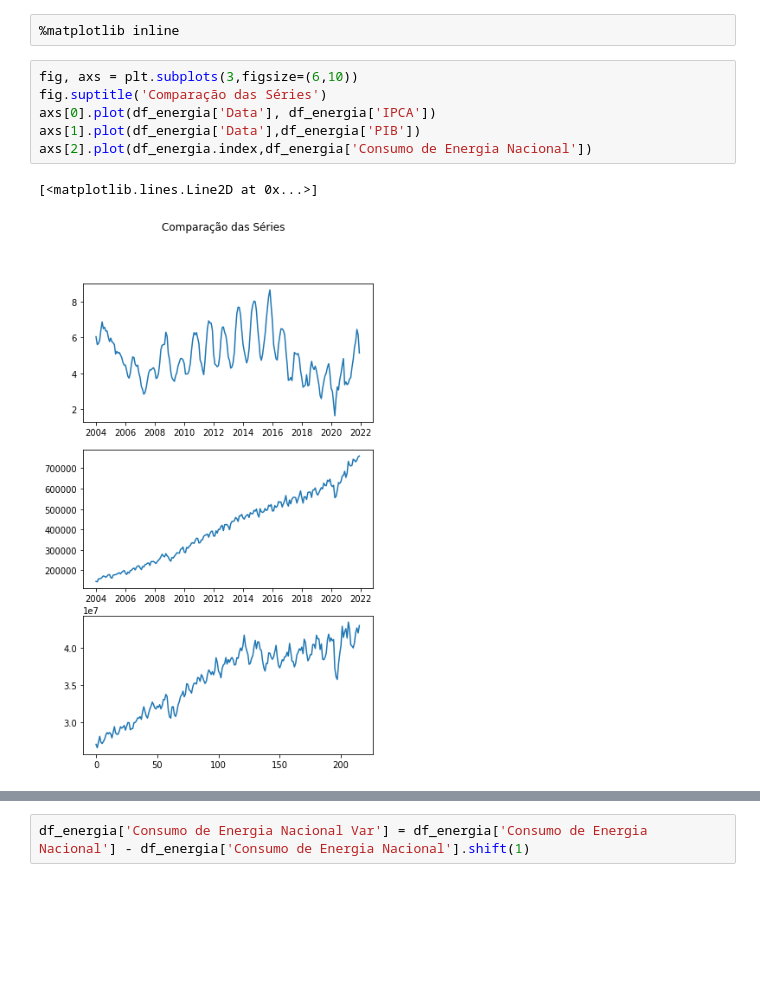
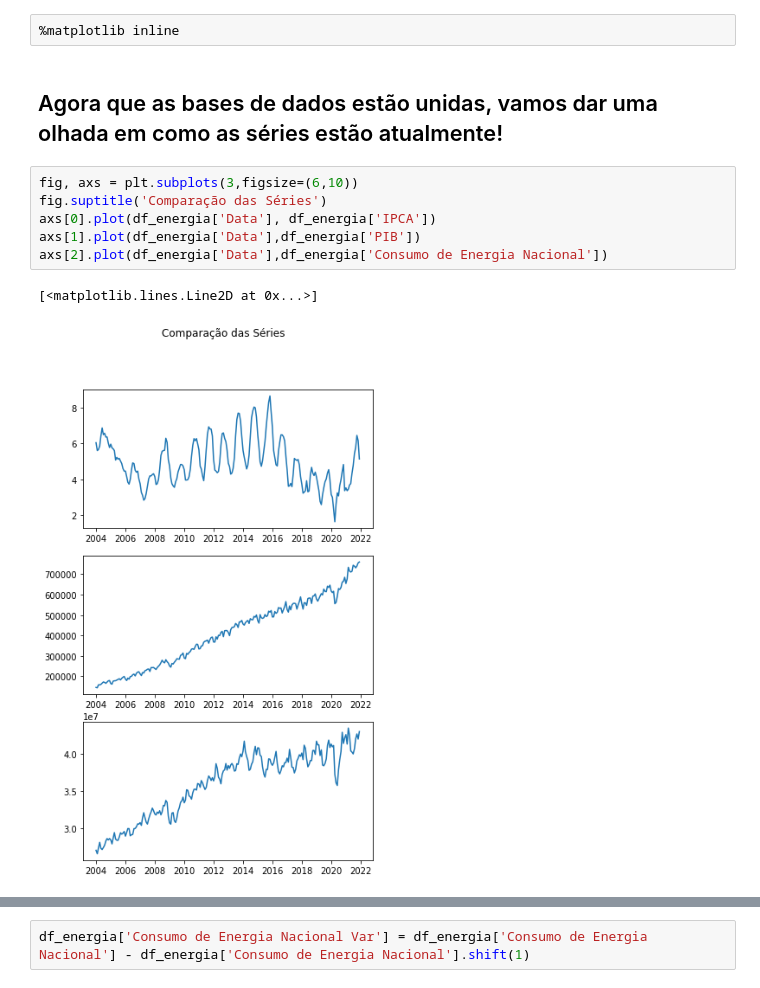
Before and after one commit to Ysgramor500/DataScienceInsper, a Jupyter notebook: Time_Series_VAR-Insper.ipynb, the cells around one changed output, grey strips where cells are left out. Cells and saved outputs as stored; diff of their text form; blank space fills up the shorter version.

```diff
--- a/Time_Series_VAR-Insper.ipynb
+++ b/Time_Series_VAR-Insper.ipynb
@@ -90,14 +94,16 @@ df_energia
 # %%
 %matplotlib inline
-# %%
-fig, axs = plt.subplots(3,figsize=(6,10))
-fig.suptitle('Comparação das Séries')
-axs[0].plot(df_energia['Data'], df_energia['IPCA'])
-axs[1].plot(df_energia['Data'],df_energia['PIB'])
-axs[2].plot(df_energia.index,df_energia['Consumo de Energia Nacional'])
-# %% [output]
-[<matplotlib.lines.Line2D at 0x...>]
-[figure, removed]
+# %% [markdown]
+## Agora que as bases de dados estão unidas, vamos dar uma olhada em como as séries estão atualmente!
+# %%
+fig, axs = plt.subplots(3,figsize=(6,10))
+fig.suptitle('Comparação das Séries')
+axs[0].plot(df_energia['Data'], df_energia['IPCA'])
+axs[1].plot(df_energia['Data'],df_energia['PIB'])
+axs[2].plot(df_energia['Data'],df_energia['Consumo de Energia Nacional'])
+# %% [output]
+[<matplotlib.lines.Line2D at 0x...>]
+[figure, added]
 # %%
 fig, axs = plt.subplots(3,figsize=(6,10))
 fig.suptitle('Comparação das Séries Estacionárias')
```
Also changed, not shown: parts of 62 cells of this notebook.
